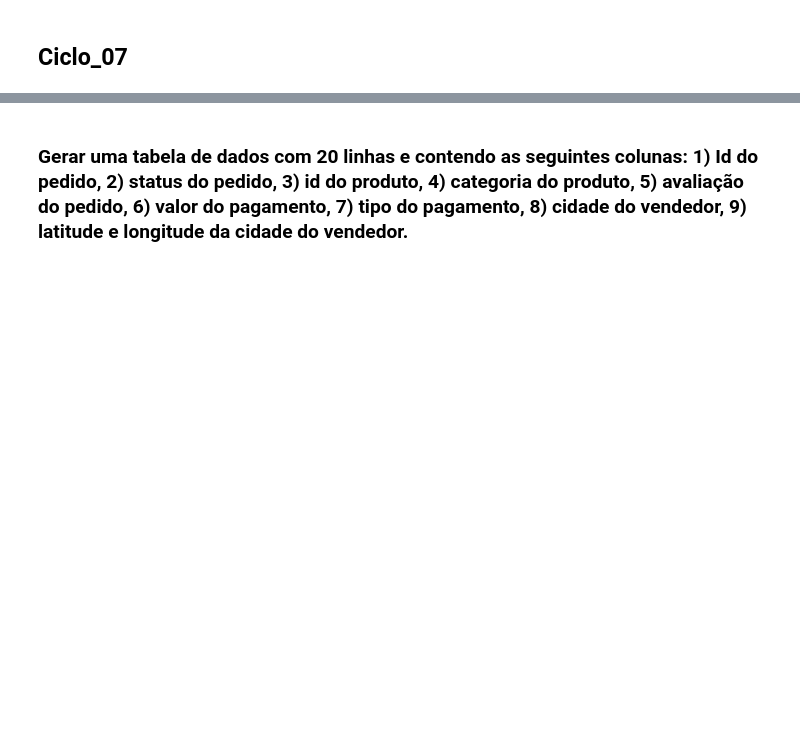
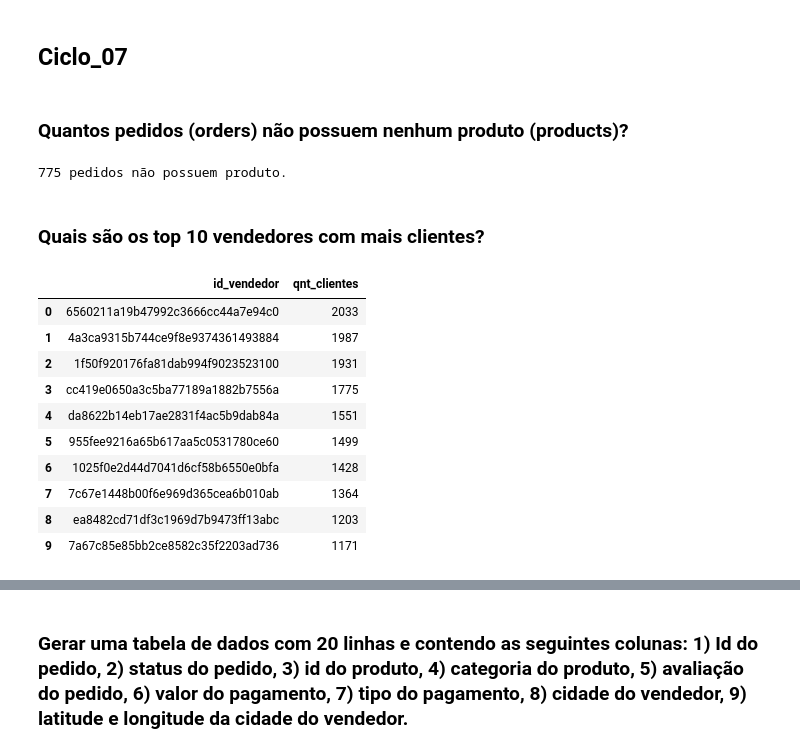
Before and after one commit to C41m/C41m-sql_ecommerce, a Jupyter notebook: sql.ipynb, the cells around one changed output, grey strips where cells are left out. Drawn from its saved outputs; the diff is of its cells as text; code cells hidden in the pictures; blank space fills up the shorter version.

```diff
--- a/sql.ipynb
+++ b/sql.ipynb
@@ -17,3 +17,63 @@ please provide us feedback at https://github.com/pandas-dev/pandas/issues/54466
 # Consultas em SQL - Tasks CEO
 # %% [markdown]
 ## Ciclo_07
+# %% [markdown]
+### Quantos pedidos (orders) não possuem nenhum produto (products)?
+# %%
+cursor.execute(
+  """
+  SELECT
+    COUNT(o.order_id) AS qnt_pedidos
+  FROM
+    orders o
+    LEFT JOIN order_items oi ON o.order_id = oi.order_id
+    LEFT JOIN products p ON oi.product_id = p.product_id
+  WHERE
+    p.product_id IS NULL
+  """
+)
+
+rows = cursor.fetchall()
+
+value = round(rows[0][0], 2)
+
+print(f'{value} pedidos não possuem produto.')
+# %% [output]
+775 pedidos não possuem produto.
+# %% [markdown]
+### Quais são os top 10 vendedores com mais clientes?
+# %%
+cursor.execute(
+  """
+  SELECT
+    s.seller_id AS id_vendedor,
+    COUNT(c.customer_id) AS qnt_clientes
+  FROM
+    orders o
+    LEFT JOIN order_items oi ON o.order_id = oi.order_id
+    LEFT JOIN sellers s ON s.seller_id = oi.seller_id
+    LEFT JOIN customer c ON c.customer_id = o.customer_id
+  GROUP BY
+    oi.seller_id
+  ORDER BY qnt_clientes DESC
+  LIMIT 10
+  """
+)
+
+rows = cursor.fetchall()
+
+df = pd.DataFrame(rows, columns=["id_vendedor", "qnt_clientes"])
+
+display(df)
+# %% [output]
+|  | id_vendedor | qnt_clientes |
+| 0 | 6560211a19b47992c3666cc44a7e94c0 | 2033 |
+| 1 | 4a3ca9315b744ce9f8e9374361493884 | 1987 |
+| 2 | 1f50f920176fa81dab994f9023523100 | 1931 |
+| 3 | cc419e0650a3c5ba77189a1882b7556a | 1775 |
+| 4 | da8622b14eb17ae2831f4ac5b9dab84a | 1551 |
+| 5 | 955fee9216a65b617aa5c0531780ce60 | 1499 |
+| 6 | 1025f0e2d44d7041d6cf58b6550e0bfa | 1428 |
+| 7 | 7c67e1448b00f6e969d365cea6b010ab | 1364 |
+| 8 | ea8482cd71df3c1969d7b9473ff13abc | 1203 |
+| 9 | 7a67c85e85bb2ce8582c35f2203ad736 | 1171 |
```
Also changed, not shown: parts of 6 cells of this notebook.
